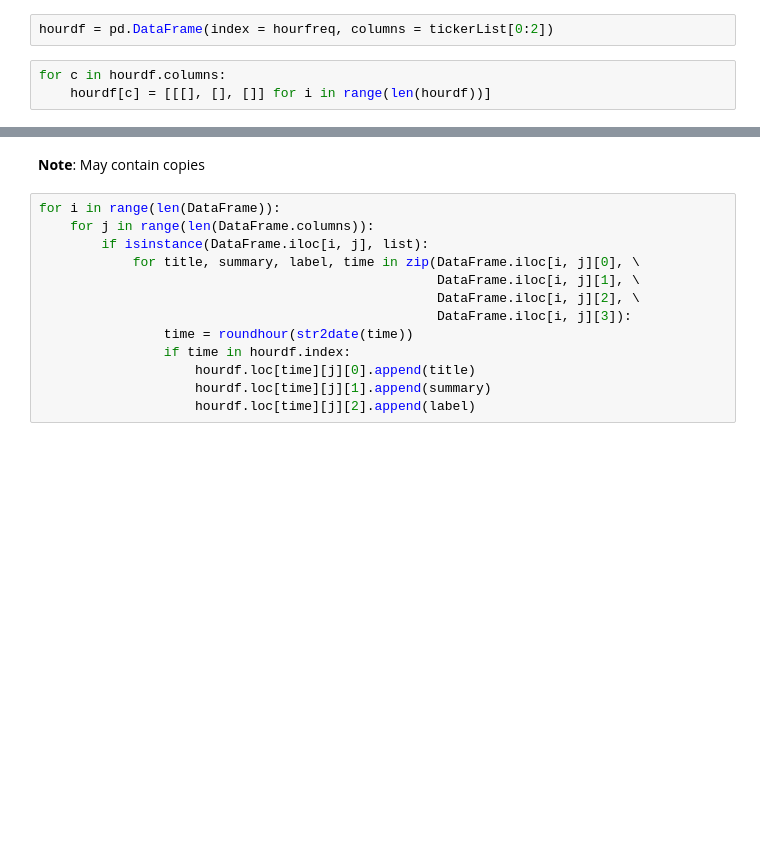
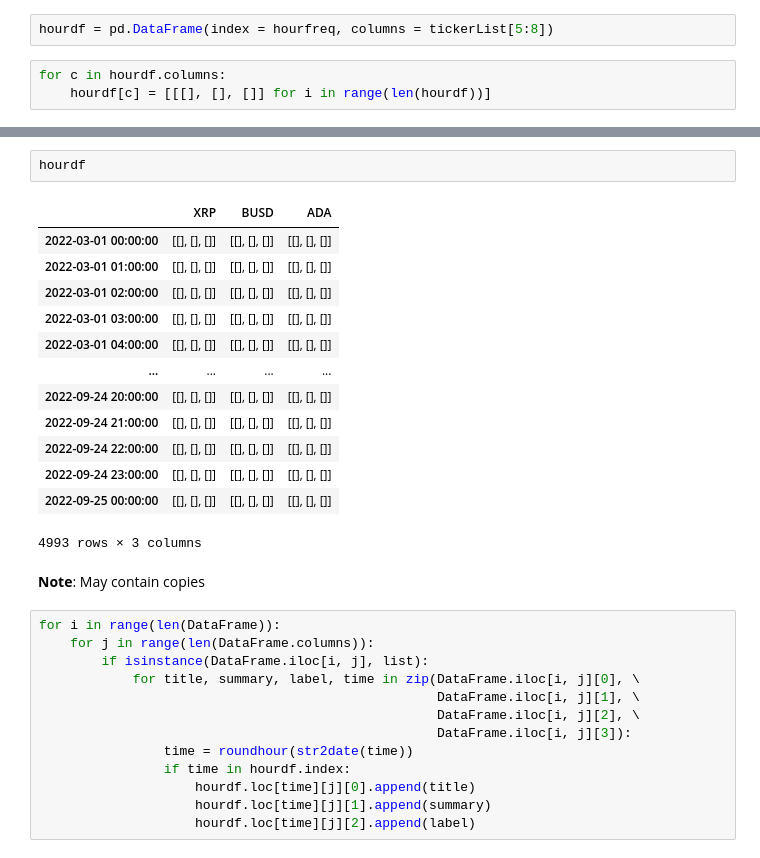
Before and after one commit to llxx1998/Crypto-Prediction-and-Trading, a Jupyter notebook: datasource/CryptoNewsAPI_AlphaVantage.ipynb, the cells around one changed output, grey strips where cells are left out. Cells and saved outputs as stored; diff of their text form; blank space fills up the shorter version.

```diff
--- a/datasource/CryptoNewsAPI_AlphaVantage.ipynb
+++ b/datasource/CryptoNewsAPI_AlphaVantage.ipynb
@@ -214,7 +214,7 @@ while(start_datetime < end_datetime + delta):
     hourfreq.append(start_datetime)
     start_datetime = start_datetime + delta
 # %%
-hourdf = pd.DataFrame(index = hourfreq, columns = tickerList[0:2])
+hourdf = pd.DataFrame(index = hourfreq, columns = tickerList[5:8])
 # %%
 for c in hourdf.columns:
     hourdf[c] = [[[], [], []] for i in range(len(hourdf))]
@@ -230,3 +237,19 @@ DataFrame.head()
+# %%
+hourdf
+# %% [output]
+|  | XRP | BUSD | ADA |
+| 2022-03-01 00:00:00 | [[], [], []] | [[], [], []] | [[], [], []] |
+| 2022-03-01 01:00:00 | [[], [], []] | [[], [], []] | [[], [], []] |
+| 2022-03-01 02:00:00 | [[], [], []] | [[], [], []] | [[], [], []] |
+| 2022-03-01 03:00:00 | [[], [], []] | [[], [], []] | [[], [], []] |
+| 2022-03-01 04:00:00 | [[], [], []] | [[], [], []] | [[], [], []] |
+| ... | ... | ... | ... |
+| 2022-09-24 20:00:00 | [[], [], []] | [[], [], []] | [[], [], []] |
+| 2022-09-24 21:00:00 | [[], [], []] | [[], [], []] | [[], [], []] |
+| 2022-09-24 22:00:00 | [[], [], []] | [[], [], []] | [[], [], []] |
+| 2022-09-24 23:00:00 | [[], [], []] | [[], [], []] | [[], [], []] |
+| 2022-09-25 00:00:00 | [[], [], []] | [[], [], []] | [[], [], []] |
+4993 rows × 3 columns
 # %% [markdown]
 **Note**: May contain copies
 # %%
```
Also changed, not shown: parts of 5 cells of this notebook, 3 other files.
